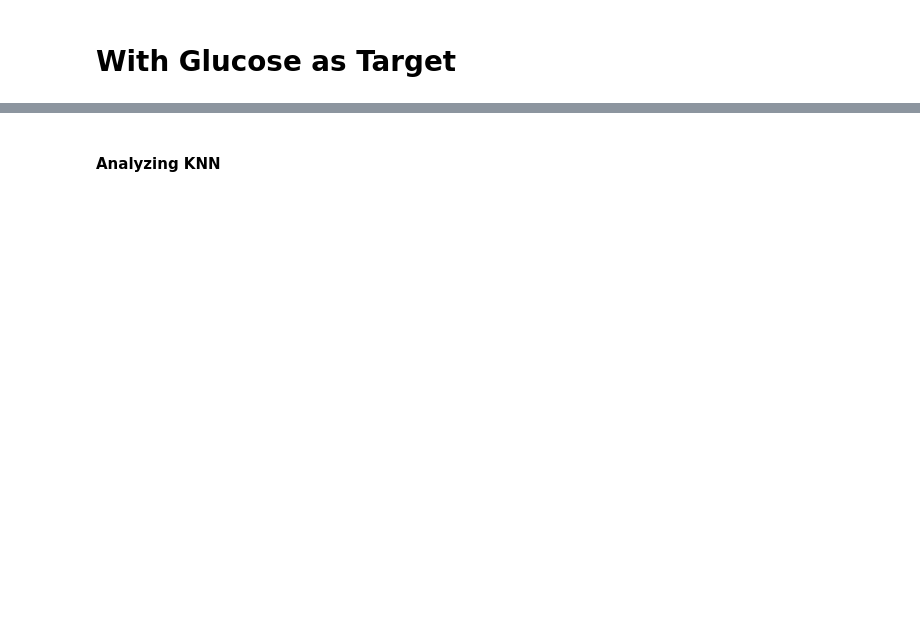
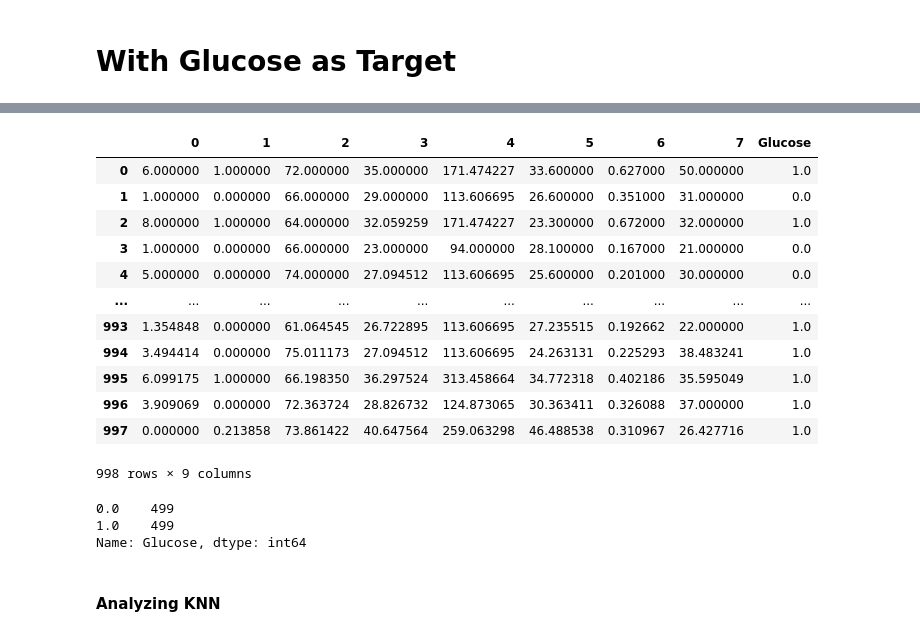
Before and after one commit to acen20/ML-Ensembles-on-PIMA, a Jupyter notebook: ML_Project_Augmentation.ipynb, the cells around one changed output, grey strips where cells are left out. Saved outputs shown, nothing was run; the diff lists cells and outputs as text; code cells hidden in the pictures; blank space fills up the shorter version.

```diff
--- a/ML_Project_Augmentation.ipynb
+++ b/ML_Project_Augmentation.ipynb
@@ -781,14 +943,32 @@ data_GL = categorize_GL(data_GL)
 # %%
 #Augmentation
 smote = SMOTE()
 X = np.array(data_GL.iloc[:,0:8])
 y = np.array(data_GL.iloc[:,8])
 X, y = smote.fit_resample(X, y)
-data_BP = pd.DataFrame(X)
-data_BP['Glucose'] = y
-data_BP
+data_GL = pd.DataFrame(X)
+data_GL['Glucose'] = y
+data_GL
+# %% [output]
+|  | 0 | 1 | 2 | 3 | 4 | 5 | 6 | 7 | Glucose |
+| 0 | 6.000000 | 1.000000 | 72.000000 | 35.000000 | 171.474227 | 33.600000 | 0.627000 | 50.000000 | 1.0 |
+| 1 | 1.000000 | 0.000000 | 66.000000 | 29.000000 | 113.606695 | 26.600000 | 0.351000 | 31.000000 | 0.0 |
+| 2 | 8.000000 | 1.000000 | 64.000000 | 32.059259 | 171.474227 | 23.300000 | 0.672000 | 32.000000 | 1.0 |
+| 3 | 1.000000 | 0.000000 | 66.000000 | 23.000000 | 94.000000 | 28.100000 | 0.167000 | 21.000000 | 0.0 |
+| 4 | 5.000000 | 0.000000 | 74.000000 | 27.094512 | 113.606695 | 25.600000 | 0.201000 | 30.000000 | 0.0 |
+| ... | ... | ... | ... | ... | ... | ... | ... | ... | ... |
+| 993 | 1.354848 | 0.000000 | 61.064545 | 26.722895 | 113.606695 | 27.235515 | 0.192662 | 22.000000 | 1.0 |
+| 994 | 3.494414 | 0.000000 | 75.011173 | 27.094512 | 113.606695 | 24.263131 | 0.225293 | 38.483241 | 1.0 |
+| 995 | 6.099175 | 1.000000 | 66.198350 | 36.297524 | 313.458664 | 34.772318 | 0.402186 | 35.595049 | 1.0 |
+| 996 | 3.909069 | 0.000000 | 72.363724 | 28.826732 | 124.873065 | 30.363411 | 0.326088 | 37.000000 | 1.0 |
+| 997 | 0.000000 | 0.213858 | 73.861422 | 40.647564 | 259.063298 | 46.488538 | 0.310967 | 26.427716 | 1.0 |
+998 rows × 9 columns
 # %%
 data_GL.Glucose.value_counts()
+# %% [output]
+0.0    499
+1.0    499
+Name: Glucose, dtype: int64
 # %%
 data_GL.columns = ['F' + str(i) for i in range(1,9)]+['Outcome'] #Renaming
 # %%
```
Also changed, not shown: parts of 20 cells of this notebook, 8 other files.
